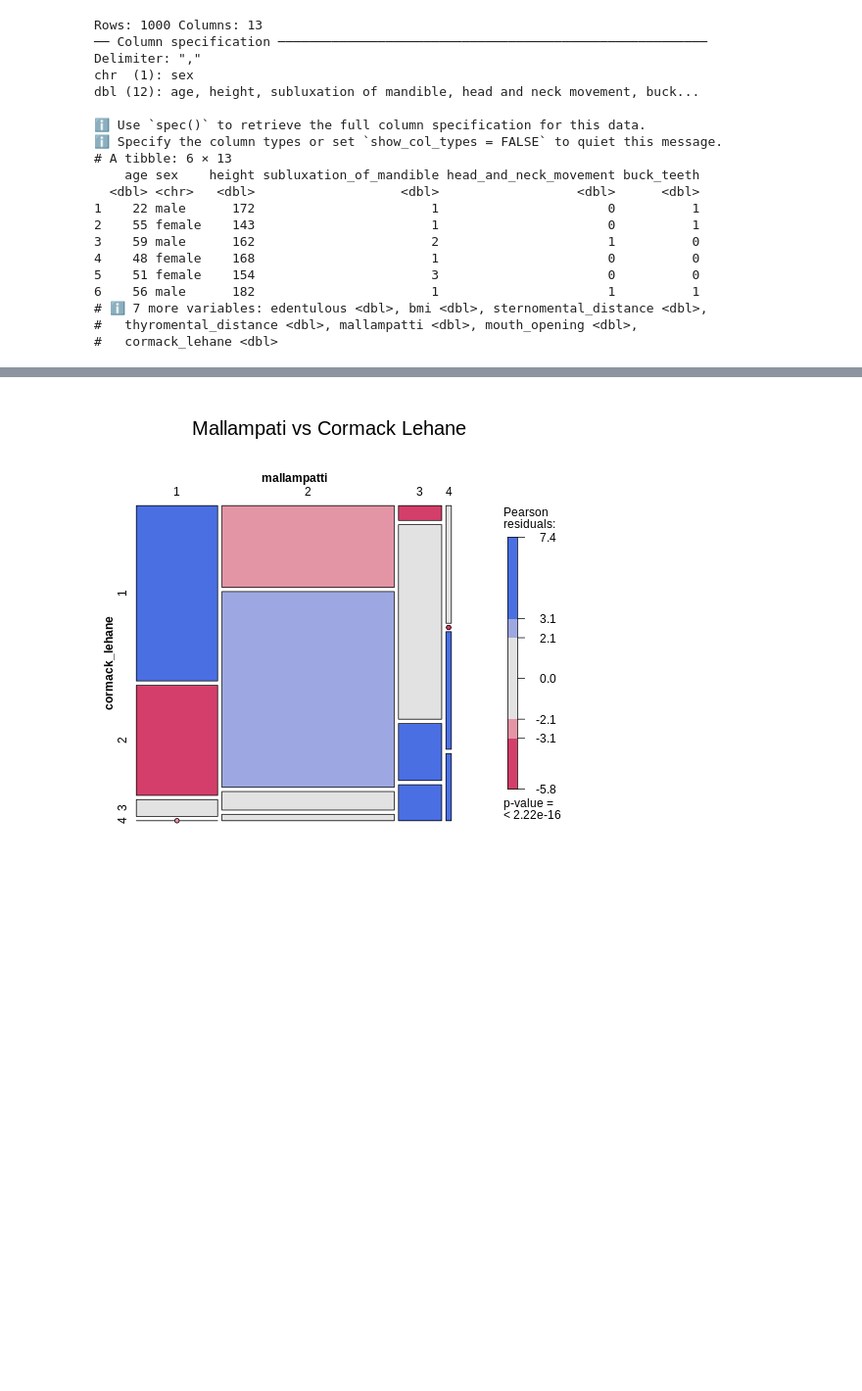
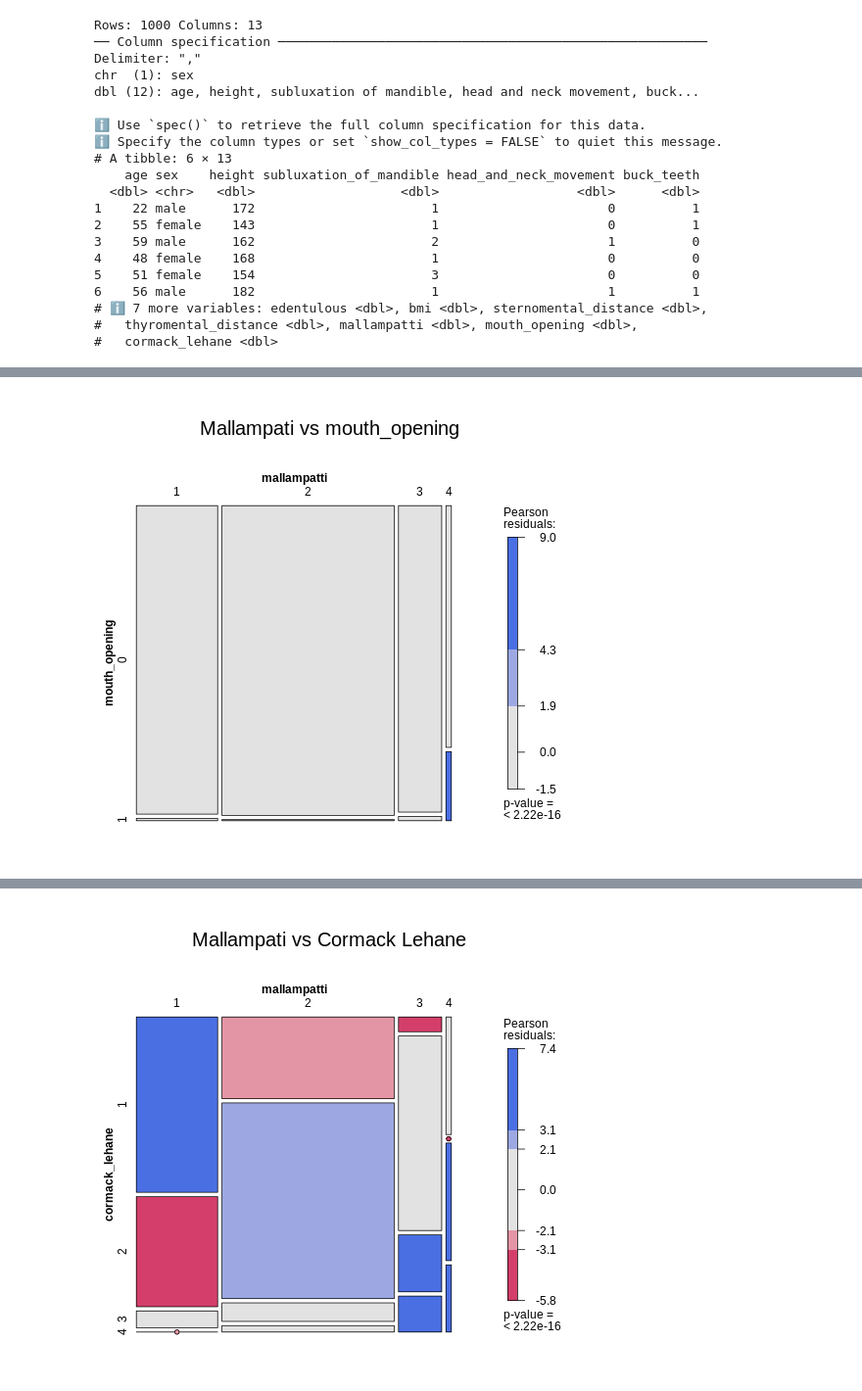
Before and after one commit to harnalashok/classification, a Jupyter notebook: airways.ipynb, the cells around one changed output, grey strips where cells are left out. Shown at 98% size. Cells and saved outputs as stored; diff of their text form; code cells hidden in the pictures; blank space fills up the shorter version.

```diff
--- a/airways.ipynb
+++ b/airways.ipynb
@@ -448,0 +462,12 @@ dbl (12): age, height, subluxation of mandible, head and neck movement, buck...
+# %%
+%%R
+
+# Mosaic plot of mallampatti vs mouth_opening
+art <- xtabs(~mallampatti + mouth_opening, data = df_r)
+mosaic(art,
+       gp = shading_max,
+       split_vertical = TRUE,
+       main="Mallampati vs mouth_opening"
+       )
+# %% [output]
+[figure, added]
```
Also changed, not shown: parts of 8 cells of this notebook.
